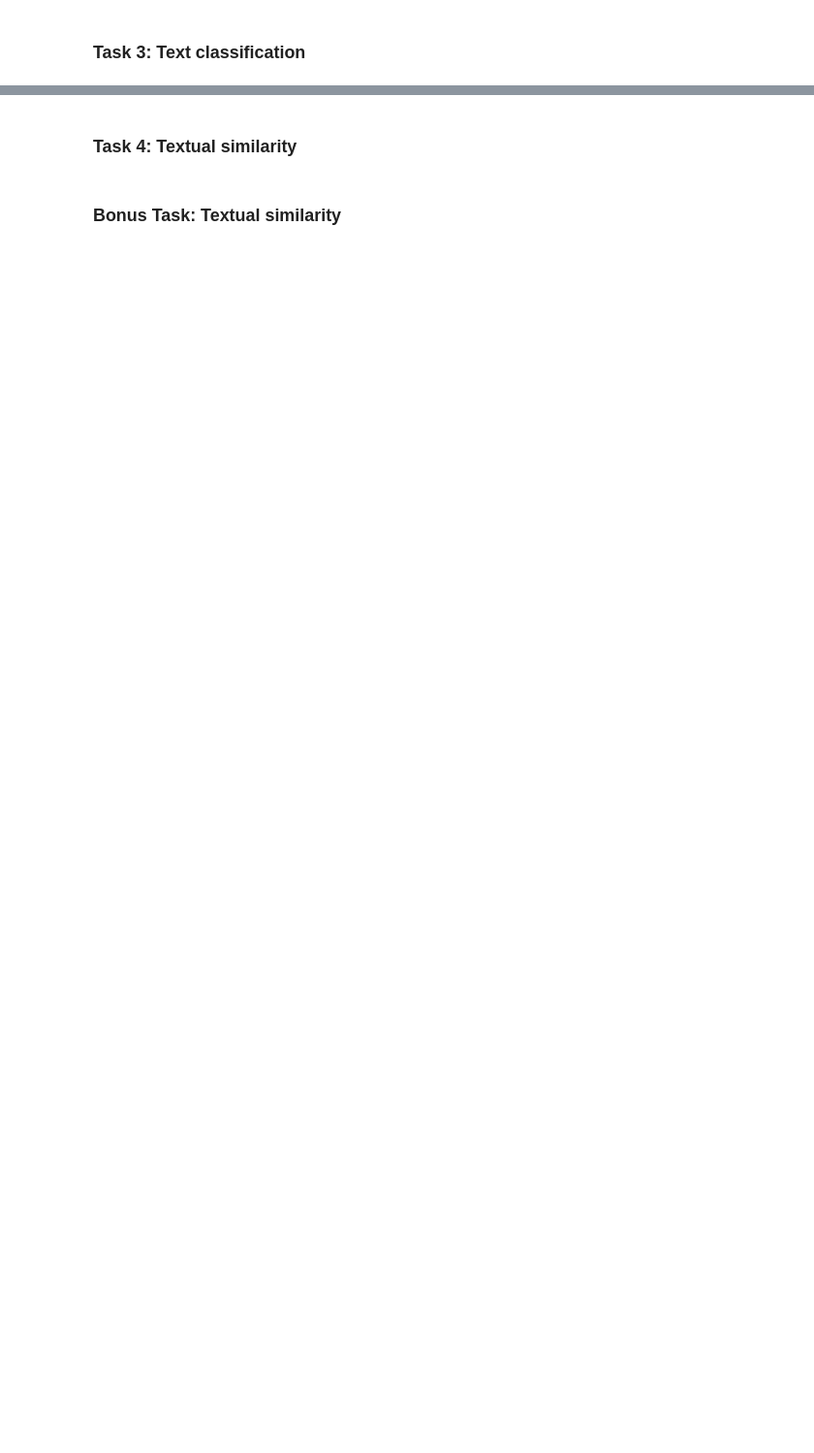
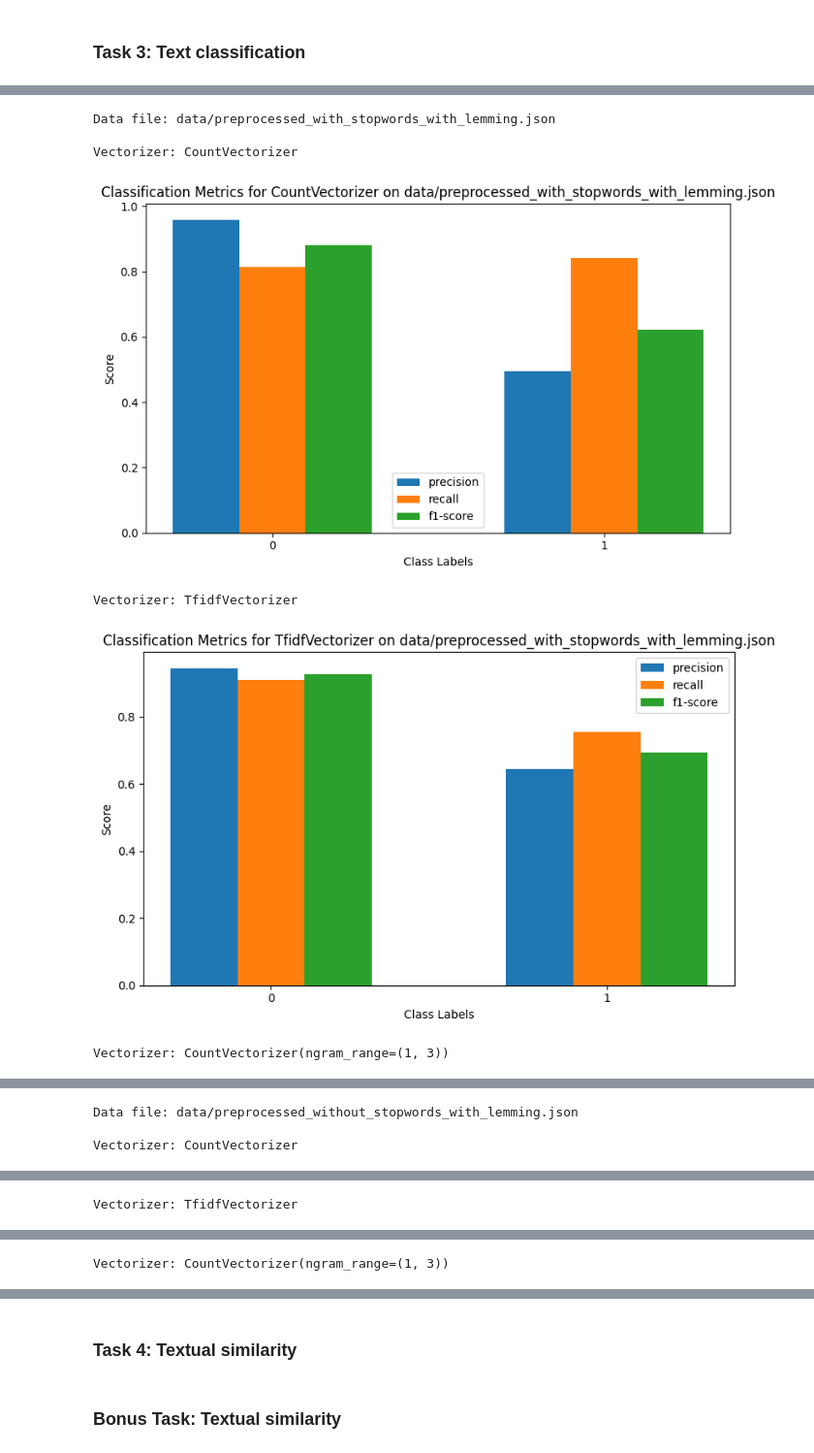
Before and after one commit to dmtschulz/nlp-text-classification-covid, a Jupyter notebook: NLP/1 Project/oppositional_thinking_analysis.ipynb, the cells around one changed output, grey strips where cells are left out. Shown at 97% size. Saved outputs shown, nothing was run; the diff lists cells and outputs as text; code cells hidden in the pictures; blank space fills up the shorter version.

```diff
--- a/NLP/1 Project/oppositional_thinking_analysis.ipynb
+++ b/NLP/1 Project/oppositional_thinking_analysis.ipynb
@@ -160,0 +126,8 @@ df.to_json('preprocessed_oppositional_thinking_analysis_dataset.json', orient='r
+# %%
+# Load the preprocessed JSON data (from Task 2)
+data_files = [
+    'data/preprocessed_with_stopwords_with_lemming.json',
+    'data/preprocessed_without_stopwords_with_lemming.json',
+    'data/preprocessed_with_stopwords_without_lemming.json',
+    'data/preprocessed_without_stopwords_without_lemming.json'
+]
@@ -160,0 +136,8 @@ df.to_json('preprocessed_oppositional_thinking_analysis_dataset.json', orient='r
+# %%
+from sklearn.feature_extraction.text import CountVectorizer, TfidfVectorizer
+# Vectorizers to compare
+vectorizers = [
+    (CountVectorizer(), 'CountVectorizer'),
+    (TfidfVectorizer(), 'TfidfVectorizer'),
+    (CountVectorizer(ngram_range=(1, 3)), 'CountVectorizer(ngram_range=(1, 3))')  # Unigrams, Bigrams, and Trigrams
+]
@@ -160,0 +196,38 @@ df.to_json('preprocessed_oppositional_thinking_analysis_dataset.json', orient='r
+# %%
+import matplotlib.pyplot as plt
+
+# Visualize results
+for data_file, data_results in results.items():
+    print(f"\nData file: {data_file}")
+    for vectorizer_name, report in data_results.items():
+        print(f"\nVectorizer: {vectorizer_name}")
+        # Extract precision, recall, f1-score for each class
+        labels = list(report.keys())[:-3]  # Exclude 'accuracy', 'macro avg', 'weighted avg'
+        metrics = ['precision', 'recall', 'f1-score']
+        values = [[report[label][metric] for metric in metrics] for label in labels]
+
+        # Plotting
+        fig, ax = plt.subplots(figsize=(8, 5))
+        bar_width = 0.2
+        index = list(range(len(labels)))
+
+        for i, metric in enumerate(metrics):
+            ax.bar([idx + i * bar_width for idx in index], [value[i] for value in values], bar_width, label=metric)
+
+        ax.set_xlabel('Class Labels')
+        ax.set_ylabel('Score')
+        ax.set_title(f'Classification Metrics for {vectorizer_name} on {data_file}')
+        ax.set_xticks([idx + bar_width for idx in index])
+        ax.set_xticklabels(labels)
+        ax.legend()
+
+        plt.tight_layout()
+        plt.show()
+# %% [output]
+Data file: data/preprocessed_with_stopwords_with_lemming.json
+
+Vectorizer: CountVectorizer
+[figure, added]
+Vectorizer: TfidfVectorizer
+[figure, added]
+Vectorizer: CountVectorizer(ngram_range=(1, 3))
@@ -160,0 +235,3 @@ df.to_json('preprocessed_oppositional_thinking_analysis_dataset.json', orient='r
+Data file: data/preprocessed_without_stopwords_with_lemming.json
+
+Vectorizer: CountVectorizer
@@ -160,0 +239 @@ df.to_json('preprocessed_oppositional_thinking_analysis_dataset.json', orient='r
+Vectorizer: TfidfVectorizer
@@ -160,0 +241 @@ df.to_json('preprocessed_oppositional_thinking_analysis_dataset.json', orient='r
+Vectorizer: CountVectorizer(ngram_range=(1, 3))
```
Also changed, not shown: parts of 16 cells of this notebook.
